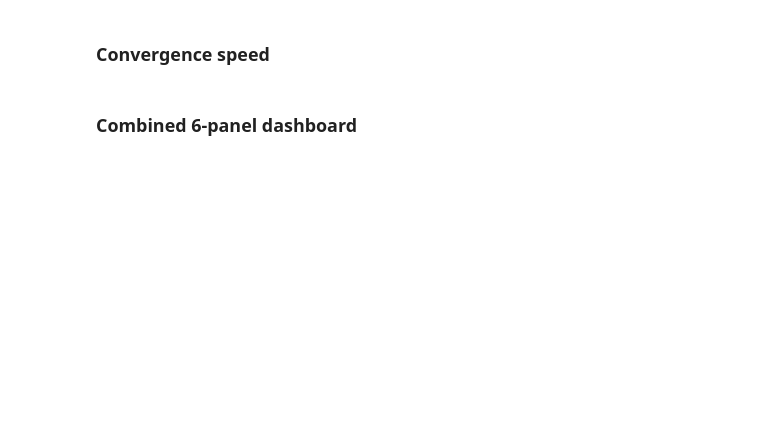
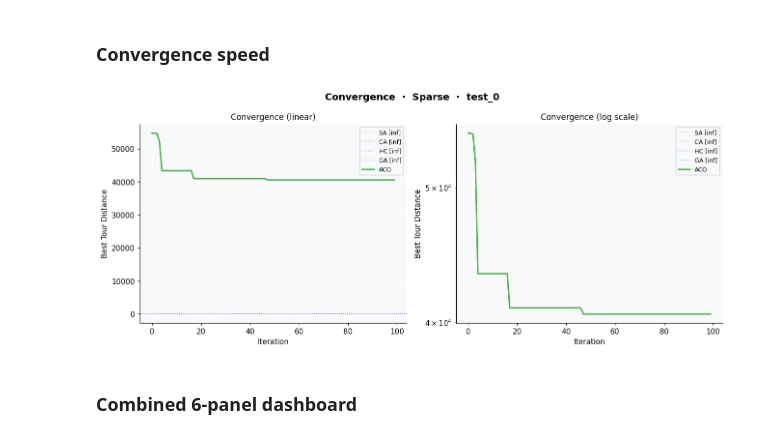
Before and after one commit to htham-eituc/AI1_search-algorithms, a Jupyter notebook: src/notebooks/4_notebook_tsp.ipynb, the cells around one changed output. Saved outputs shown, nothing was run; the diff lists cells and outputs as text; code cells hidden in the pictures; blank space fills up the shorter version.

```diff
--- a/src/notebooks/4_notebook_tsp.ipynb
+++ b/src/notebooks/4_notebook_tsp.ipynb
@@ -28,5 +28,5 @@ matplotlib.rcParams['figure.dpi'] = 110
 import pandas as pd
 from utils.visualizes.graph_visualize import TSPVisualizer
 
-viz = TSPVisualizer('results/tsp_results.pkl')
+viz = TSPVisualizer('../results/tsp_results.pkl')
 print('Cases:', viz.cases())
@@ -66,8 +86,10 @@ fig.savefig('results/sparse_solution_quality.png', dpi=150, bbox_inches='tight')
 # %% [markdown]
 ### Convergence speed
 # %%
-fig = viz.plot_convergence('sparse', test_id='test_1')
-fig.savefig('results/sparse_convergence.png', dpi=150, bbox_inches='tight')
+fig = viz.plot_convergence('sparse', test_id='test_0')
+fig.savefig('../results/tsp/sparse_convergence.png', dpi=150, bbox_inches='tight')
+# %% [output]
+[figure, added]
 # %% [markdown]
 ### Combined 6-panel dashboard
 # %%
```
Also changed, not shown: parts of 30 cells of this notebook, 1 other file.
